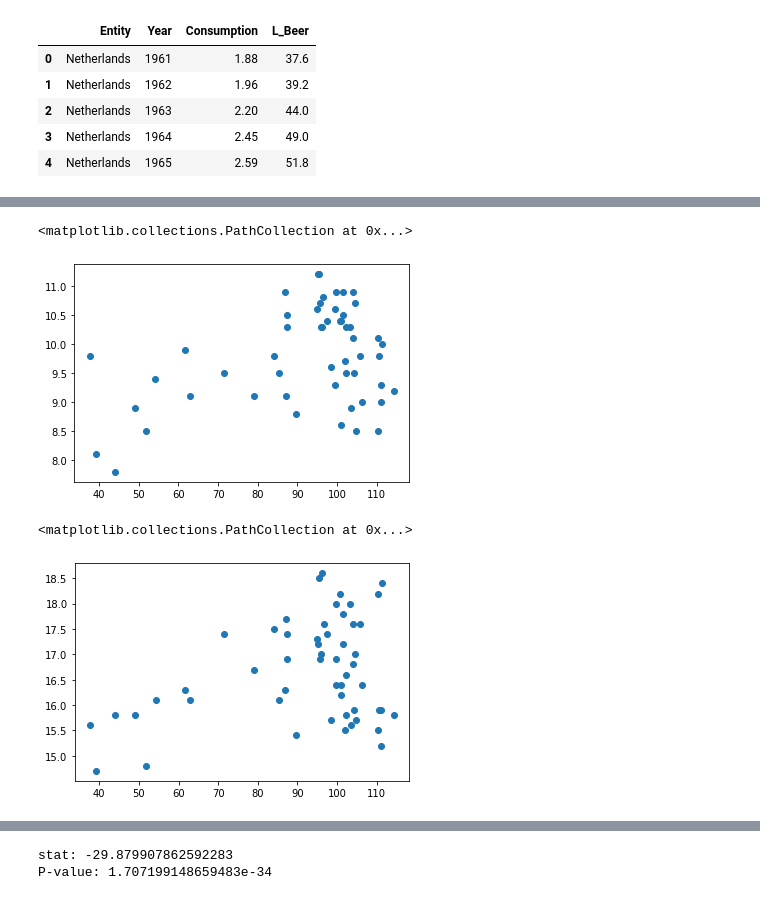
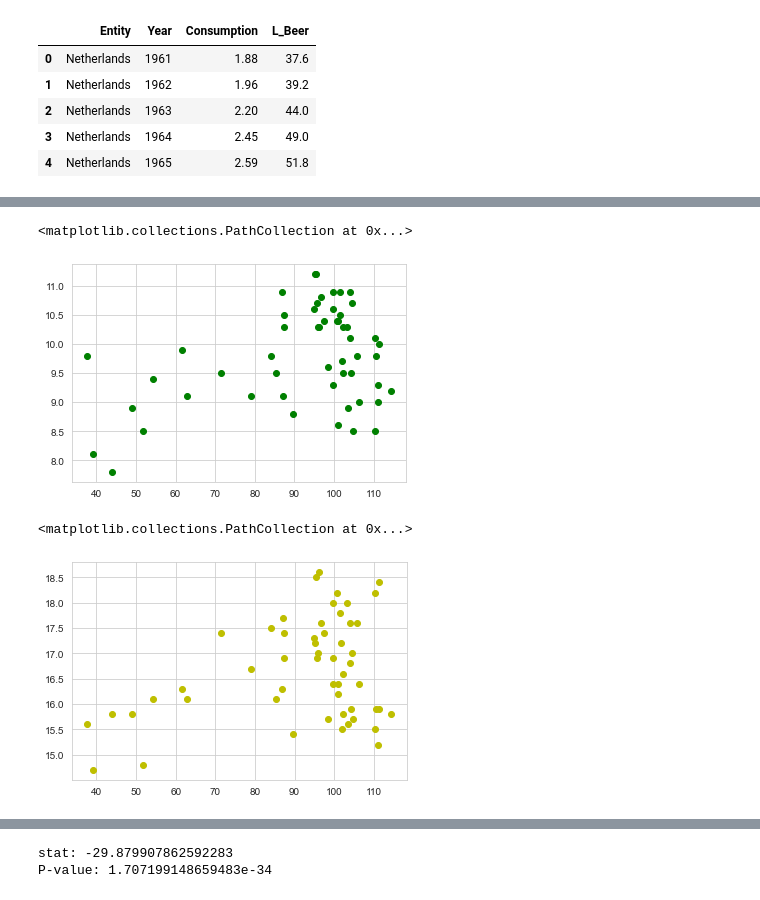
Before and after one commit to AjiacoVic/StoryTelling_project, a Jupyter notebook: BEER Exploring Data.ipynb, the cells around one changed output, grey strips where cells are left out. Drawn from its saved outputs; the diff is of its cells as text; code cells hidden in the pictures.

```diff
--- a/BEER Exploring Data.ipynb
+++ b/BEER Exploring Data.ipynb
@@ -111,0 +139,7 @@ weather.set_index('Year')['AVGTemp_Summer'].plot()
+# %%
+fig, ax = plt.subplots()
+ax= weather.set_index('Year')['AVGTemp_Year'].plot(color='g')
+plt.ylabel('avg. L of Beer')
+plt.title("AVG. TEMPERATURE p/Year")
+plt.xticks([1960,1965,1970,1975,1980,1985,1990,1995,2000,2005,2010,2015])
+plt.show()
@@ -111,0 +148,4 @@ weather.set_index('Year')['AVGTemp_Summer'].plot()
+# %%
+weather.set_index('Year')['AVGTemp_Summer'].plot(color='y')
+plt.ylabel('avg. L of Beer')
+plt.title("AVG. SUMMER TEMPERATURE p/Year")
@@ -111,0 +155,4 @@ weather.set_index('Year')['AVGTemp_Summer'].plot()
+# %%
+weather.set_index('Year')['Qty_precipitation'].plot(color='b')
+plt.ylabel('avg. L of Beer')
+plt.title("AVG. RAINY DAYS p/Year")
@@ -111,0 +182,6 @@ weather.set_index('Year')['AVGTemp_Summer'].plot()
+# %%
+sns.set_style("whitegrid")
+ax = sns.boxplot(weather['AVGTemp_Summer'],beer['L_Beer'])
+plt.xticks(rotation=90)
+# ax.xaxis.set_major_locator(ticker.MultipleLocator(1))
+plt.title("Beer consumption per capital vs. Summer weather avg p/year")
@@ -152,15 +231,15 @@ weather.set_index('Year')['AVGTemp_Summer'].plot()
 
 # plt.show()
 # %%
-plt.scatter( beer['L_Beer'],weather['AVGTemp_Year'])
+plt.scatter( beer['L_Beer'],weather['AVGTemp_Year'],color='g')
 # %% [output]
 <matplotlib.collections.PathCollection at 0x...>
-[figure, old version]
+[figure, new version]
 # %%
-plt.scatter( beer['L_Beer'],weather['AVGTemp_Summer'])
+plt.scatter( beer['L_Beer'],weather['AVGTemp_Summer'],color='y')
 # %% [output]
 <matplotlib.collections.PathCollection at 0x...>
-[figure, old version]
+[figure, new version]
 # %%
 plt.scatter( beer['L_Beer'],weather['Qty_precipitation'])
 # %% [output]
```
Also changed, not shown: parts of 39 cells of this notebook, 1 other file.
